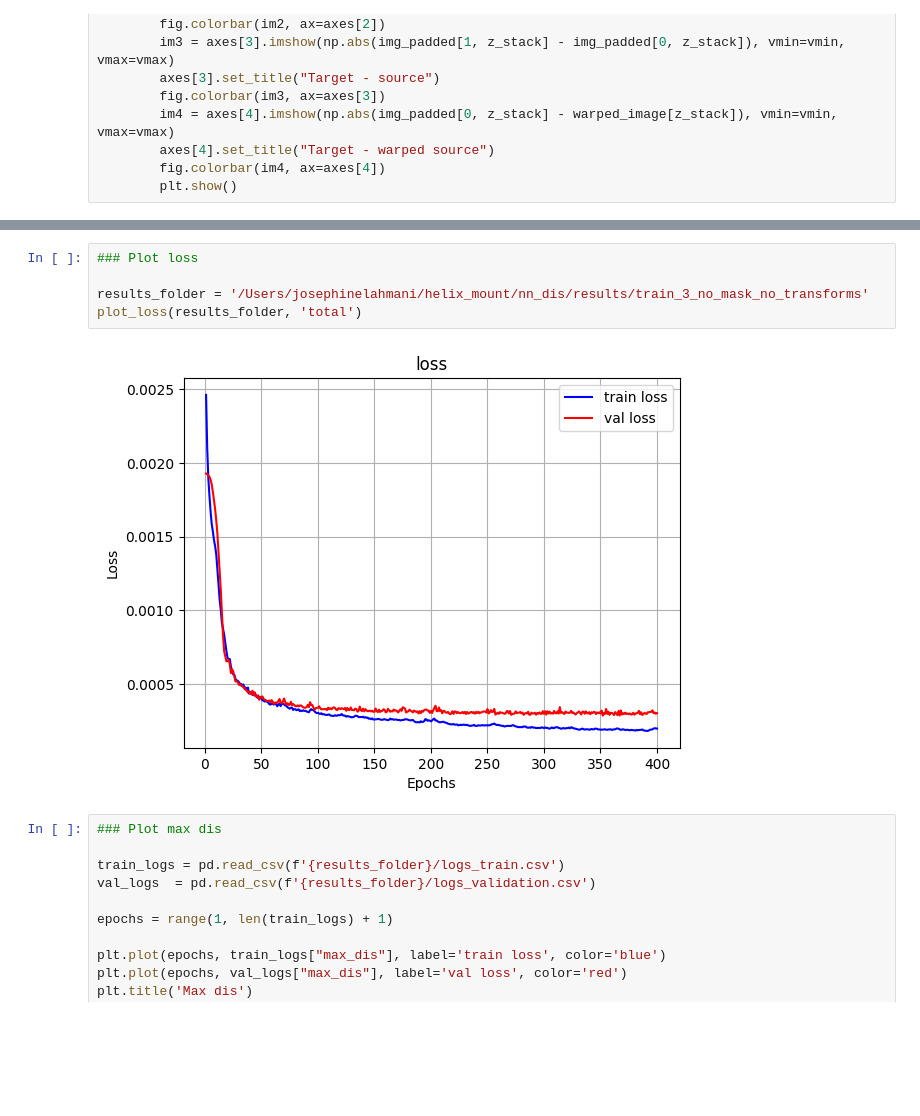
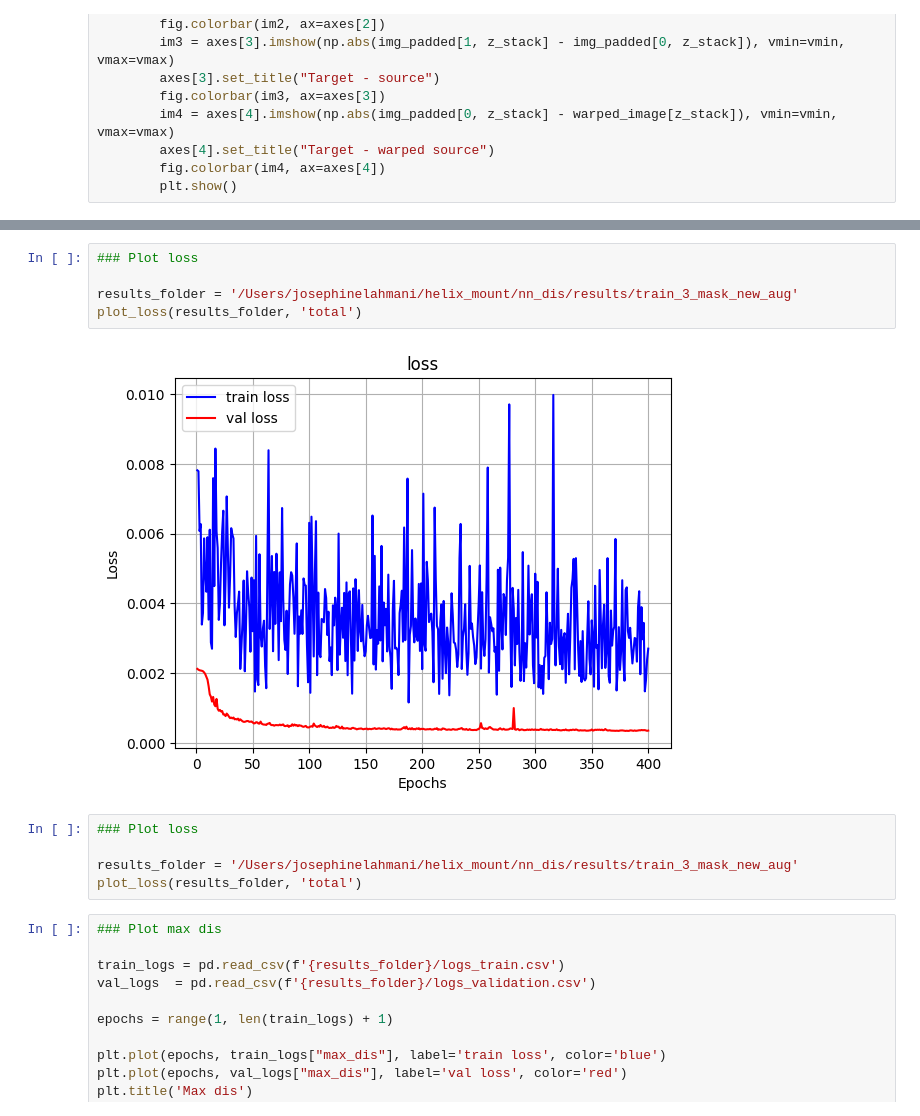
Before and after one commit to bia-pasteur/nn_dis, a Jupyter notebook: tests.ipynb, the cells around one changed output, grey strips where cells are left out. Cells and saved outputs as stored; diff of their text form; blank space fills up the shorter version.

```diff
--- a/tests.ipynb
+++ b/tests.ipynb
@@ -235,10 +240,15 @@ def check_vxm(img_padded: np.ndarray, warped_image:np.ndarray, z_stack: int):
 # %%
 ### Plot loss
 
-results_folder = '/Users/josephinelahmani/helix_mount/nn_dis/results/train_3_no_mask_no_transforms'
+results_folder = '/Users/josephinelahmani/helix_mount/nn_dis/results/train_3_mask_new_aug'
 plot_loss(results_folder, 'total')
 # %% [output]
-[figure, old version]
+[figure, new version]
+# %%
+### Plot loss
+
+results_folder = '/Users/josephinelahmani/helix_mount/nn_dis/results/train_3_mask_new_aug'
+plot_loss(results_folder, 'total')
 # %%
 ### Plot max dis
 
```
Also changed, not shown: parts of 1 cell of this notebook, 1 other file.
